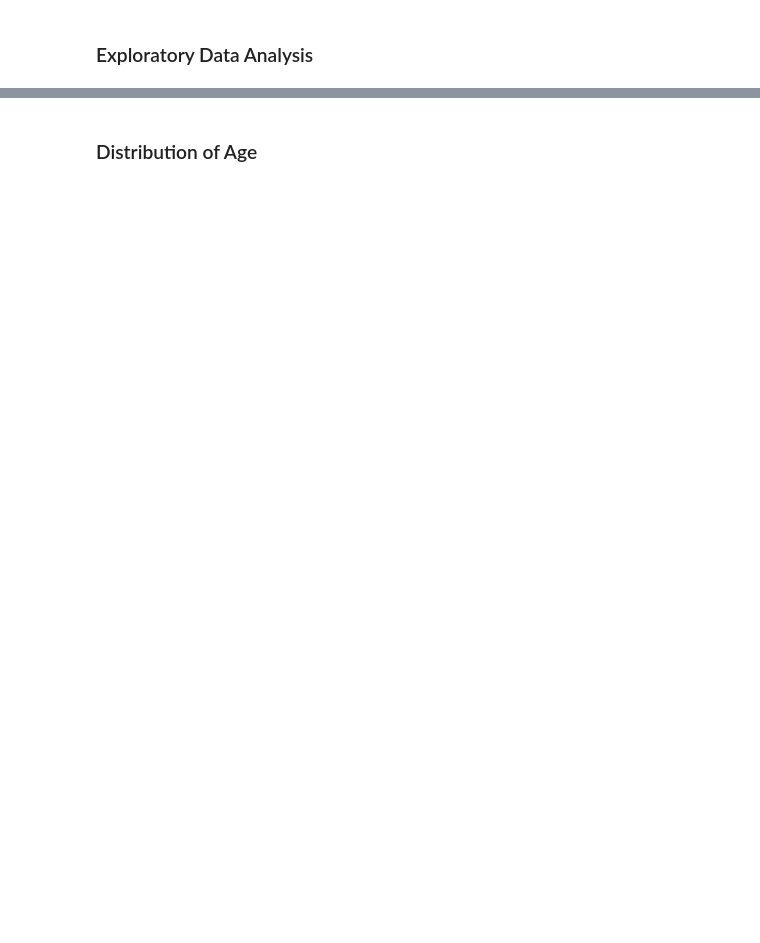
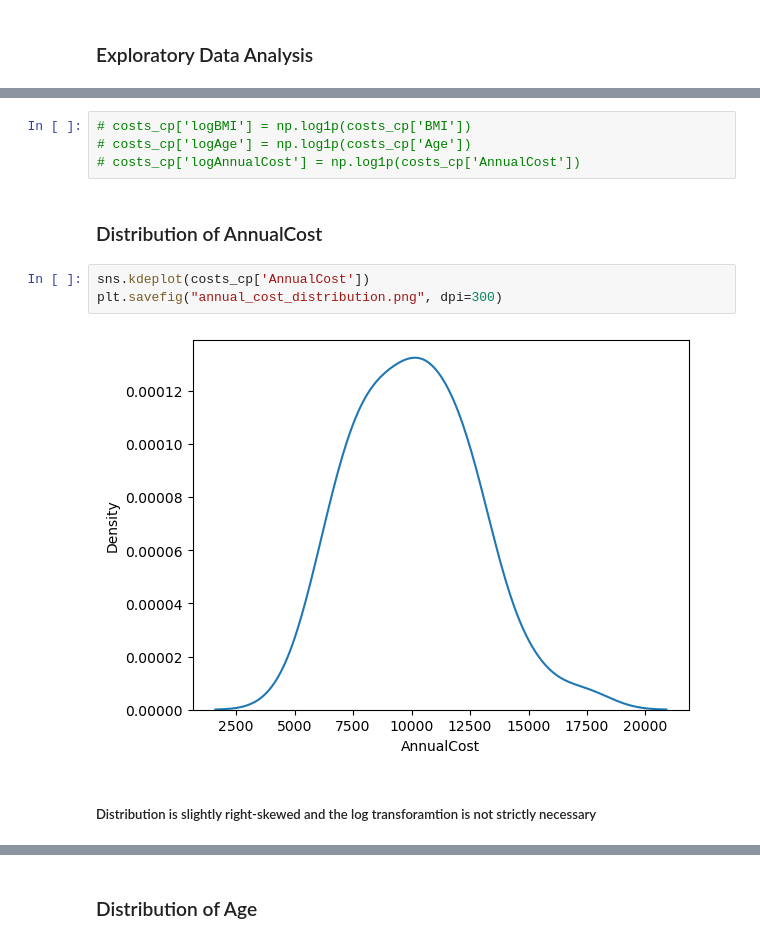
Before and after one commit to sumaaithal/Health_Care_Costs, a Jupyter notebook: notebook.ipynb, the cells around one changed output, grey strips where cells are left out. Cells and saved outputs as stored; diff of their text form; blank space fills up the shorter version.

```diff
--- a/notebook.ipynb
+++ b/notebook.ipynb
@@ -77,3 +70,16 @@ Data columns (total 5 columns):
  4   AnnualCost        50 non-null     float64
 dtypes: float64(2), int64(1), object(2)
 memory usage: 2.1+ KB
+# %%
+# costs_cp['logBMI'] = np.log1p(costs_cp['BMI'])
+# costs_cp['logAge'] = np.log1p(costs_cp['Age'])
+# costs_cp['logAnnualCost'] = np.log1p(costs_cp['AnnualCost'])
+# %% [markdown]
+### Distribution of AnnualCost
+# %%
+sns.kdeplot(costs_cp['AnnualCost'])
+plt.savefig("annual_cost_distribution.png", dpi=300)
+# %% [output]
+[figure, added]
+# %% [markdown]
+##### Distribution is slightly right-skewed and the log transforamtion is not strictly necessary
```
Also changed, not shown: parts of 82 cells of this notebook, 2 other files.
